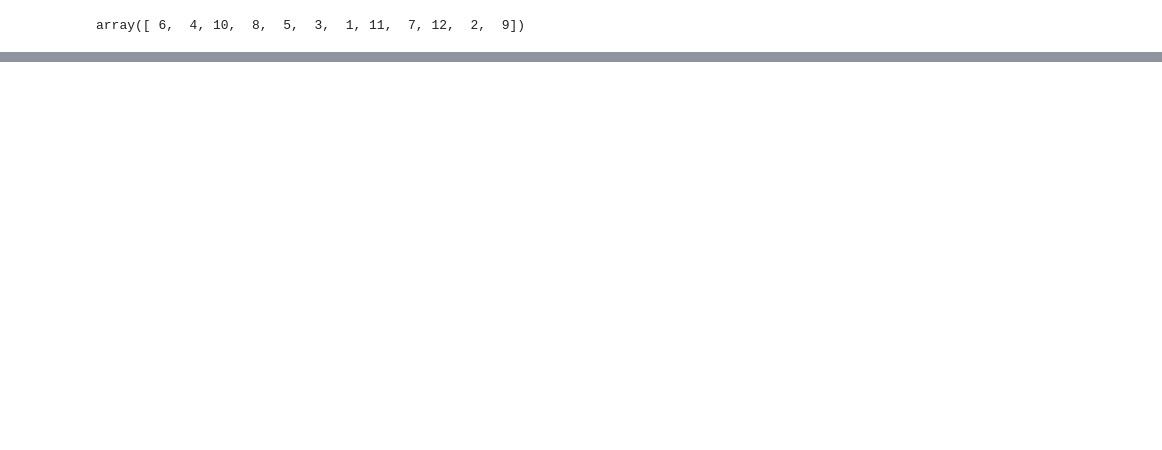
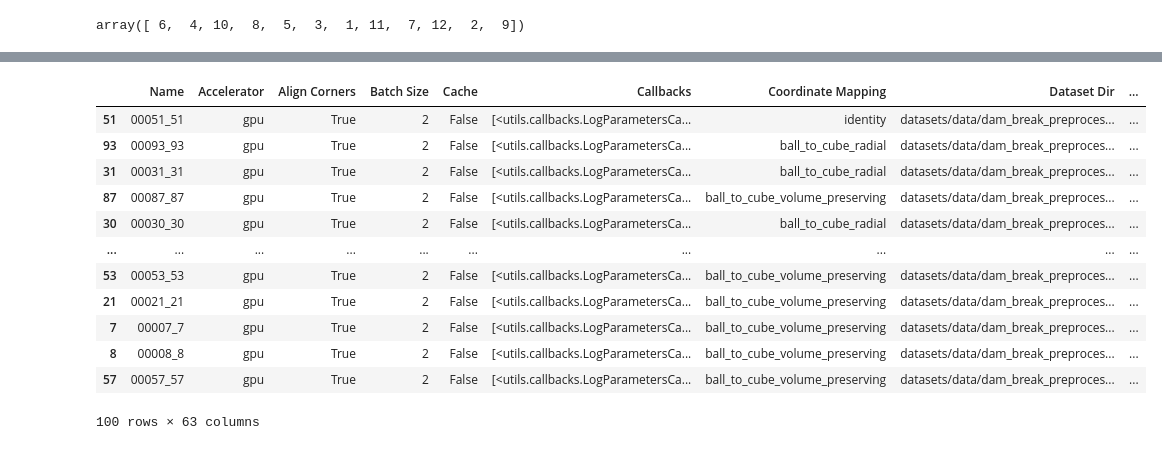
Before and after one commit to anieum/GNNDensityGradients, a Jupyter notebook: notebooks/Misc.ipynb, the cells around one changed output, grey strips where cells are left out. Drawn from its saved outputs; the diff is of its cells as text; code cells hidden in the pictures; blank space fills up the shorter version.

```diff
--- a/notebooks/Misc.ipynb
+++ b/notebooks/Misc.ipynb
@@ -60,0 +215,16 @@ array([ 6,  4, 10,  8,  5,  3,  1, 11,  7, 12,  2,  9])
+# %%
+def get_best_result(result_df):
+    # the first row stores the number of parameters
+    number_of_params = int(result_df['Number Of Params'].values[0])
+    number_of_trainable_params = int(result_df['Number Of Trainable Params'].values[0])
+
+    best_result = result_df.sort_values('Val Loss', ascending=True).iloc[0]
+    out_df = pd.DataFrame(best_result).T
+
+    # overwrite the number of parameters
+    out_df['Number Of Params'] = number_of_params
+    out_df['Number Of Trainable Params'] = number_of_trainable_params
+
+    return out_df
+
+get_best_result(df).T
@@ -60,0 +310,15 @@ array([ 6,  4, 10,  8,  5,  3,  1, 11,  7, 12,  2,  9])
+# %%
+# get hyperparameters for all runs
+
+# read the results for all runs, so for all folders in the directory
+file_path = '/home/jakob/ray_results3/LightningTrainer_2023-07-31_17-28-20'
+
+
+# get all subdirectories
+subdirs = [f.path for f in os.scandir(file_path) if f.is_dir() ]
+subdirs.sort()
+
+
+params = [read_params(os.path.join(folder_path, 'params.json'), os.path.basename(folder_path)) for folder_path in subdirs]
+# pd.concat(params, axis=0)
+params
@@ -60,0 +343,21 @@ array([ 6,  4, 10,  8,  5,  3,  1, 11,  7, 12,  2,  9])
+# %%
+params_df = pd.concat(params, axis=0)
+merged = pd.merge(params_df, results, on='Name')
+
+# sort by 'Val Loss'
+merged.sort_values(by='Val Loss', inplace=True)
+merged
+# %% [output]
+|  | Name | Accelerator | Align Corners | Batch Size | Cache | Callbacks | Coordinate Mapping | Dataset Dir | ... |
+| 51 | 00051_51 | gpu | True | 2 | False | [<utils.callbacks.LogParametersCa... | identity | datasets/data/dam_break_preproces... | ... |
+| 93 | 00093_93 | gpu | True | 2 | False | [<utils.callbacks.LogParametersCa... | ball_to_cube_radial | datasets/data/dam_break_preproces... | ... |
+| 31 | 00031_31 | gpu | True | 2 | False | [<utils.callbacks.LogParametersCa... | ball_to_cube_radial | datasets/data/dam_break_preproces... | ... |
+| 87 | 00087_87 | gpu | True | 2 | False | [<utils.callbacks.LogParametersCa... | ball_to_cube_volume_preserving | datasets/data/dam_break_preproces... | ... |
+| 30 | 00030_30 | gpu | True | 2 | False | [<utils.callbacks.LogParametersCa... | ball_to_cube_radial | datasets/data/dam_break_preproces... | ... |
+| ... | ... | ... | ... | ... | ... | ... | ... | ... | ... |
+| 53 | 00053_53 | gpu | True | 2 | False | [<utils.callbacks.LogParametersCa... | ball_to_cube_volume_preserving | datasets/data/dam_break_preproces... | ... |
+| 21 | 00021_21 | gpu | True | 2 | False | [<utils.callbacks.LogParametersCa... | ball_to_cube_volume_preserving | datasets/data/dam_break_preproces... | ... |
+| 7 | 00007_7 | gpu | True | 2 | False | [<utils.callbacks.LogParametersCa... | ball_to_cube_volume_preserving | datasets/data/dam_break_preproces... | ... |
+| 8 | 00008_8 | gpu | True | 2 | False | [<utils.callbacks.LogParametersCa... | ball_to_cube_volume_preserving | datasets/data/dam_break_preproces... | ... |
+| 57 | 00057_57 | gpu | True | 2 | False | [<utils.callbacks.LogParametersCa... | ball_to_cube_volume_preserving | datasets/data/dam_break_preproces... | ... |
+100 rows × 63 columns
```
Also changed, not shown: parts of 21 cells of this notebook, 2 other files.
